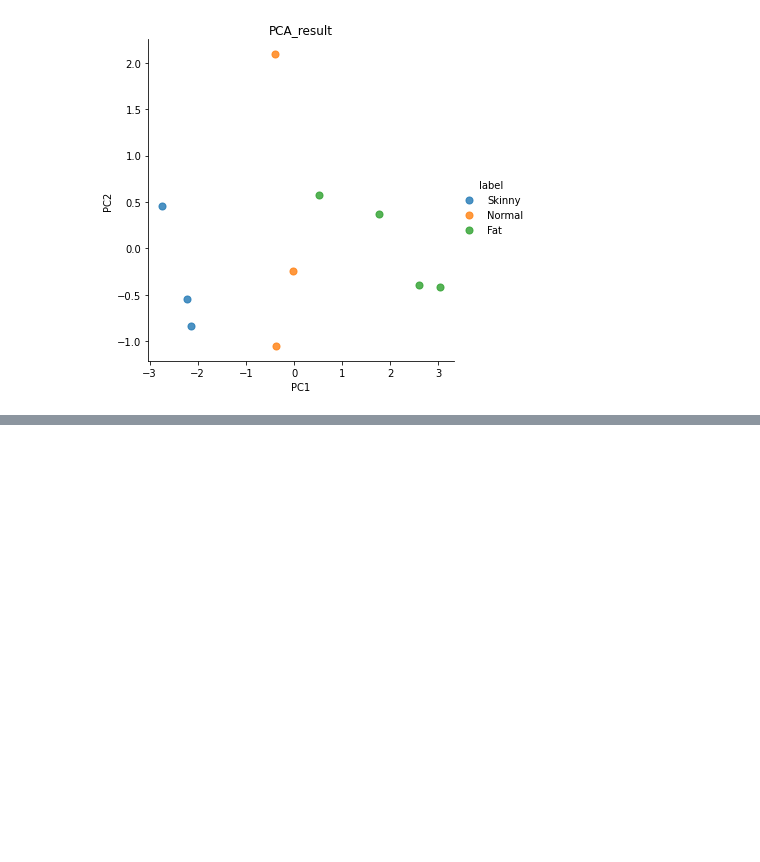
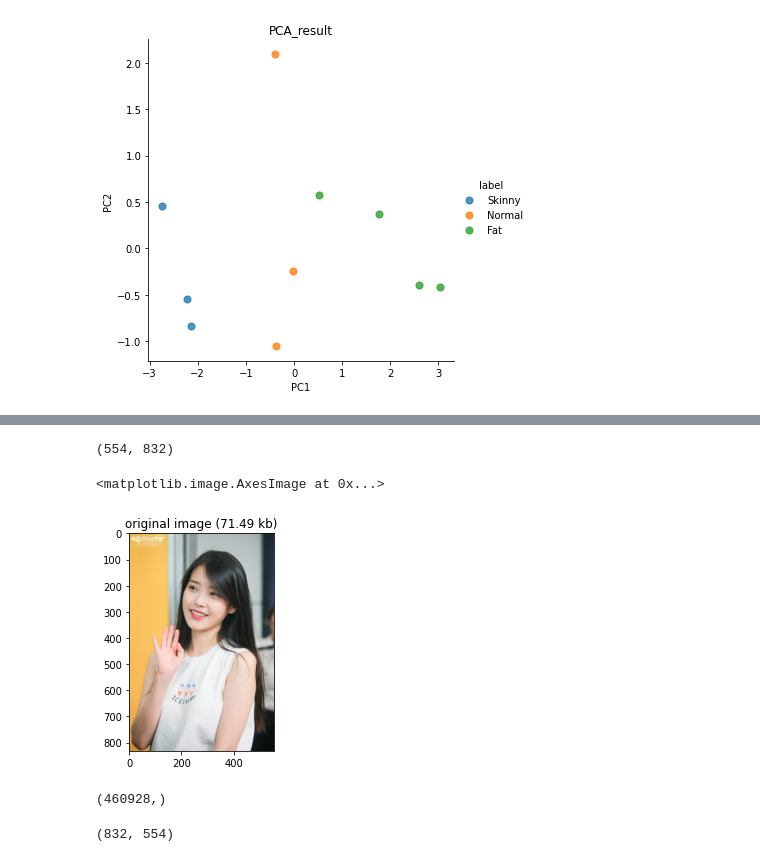
Before and after one commit to hosung05/study, a Jupyter notebook: nlp/Linear Algebra.ipynb, the cells around one changed output, grey strips where cells are left out. Saved outputs shown, nothing was run; the diff lists cells and outputs as text; code cells hidden in the pictures; blank space fills up the shorter version.

```diff
--- a/nlp/Linear Algebra.ipynb
+++ b/nlp/Linear Algebra.ipynb
@@ -172,0 +208,12 @@ Text(0.5, 1.0, 'PCA_result')
+# %%
+path = "/Users/hosung/avangers/study/nlp/data/image.jpeg"
+img = Image.open(path)
+
+s = float(os.path.getsize(path))/1000
+print(img.size)
+plt.title("original image ({:.2f} kb)".format(s))
+plt.imshow(img)
+# %% [output]
+(554, 832)
+<matplotlib.image.AxesImage at 0x...>
+[figure, added]
@@ -172,0 +223,10 @@ Text(0.5, 1.0, 'PCA_result')
+# %%
+imgmat.shape
+# %% [output]
+(460928,)
+# %%
+imgmat.shape = (imggray.size[1], imggray.size[0])
+imgmat = np.matrix(imgmat)
+imgmat.shape
+# %% [output]
+(832, 554)
```
Also changed, not shown: parts of 23 cells of this notebook, 5 other files.
